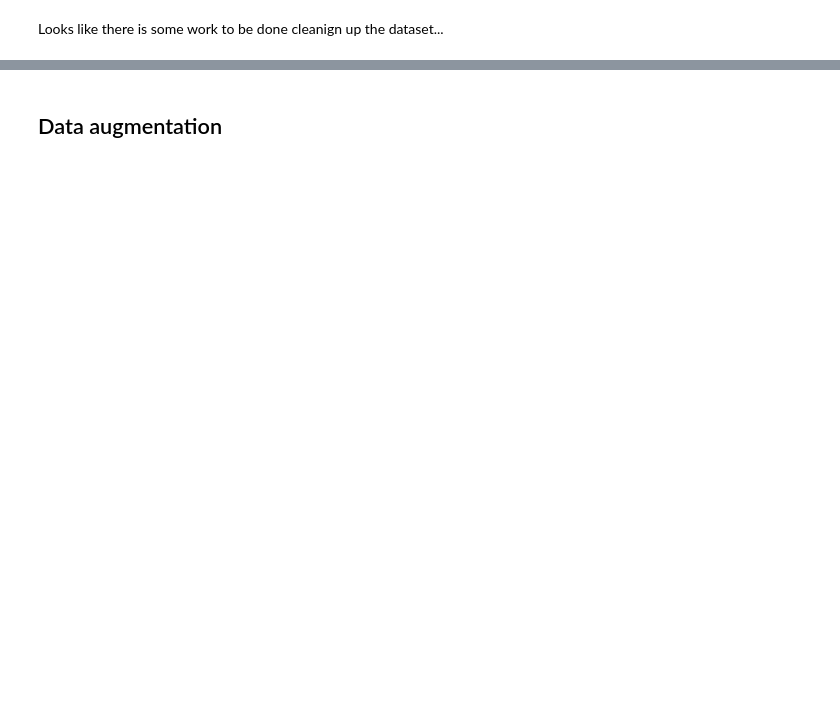
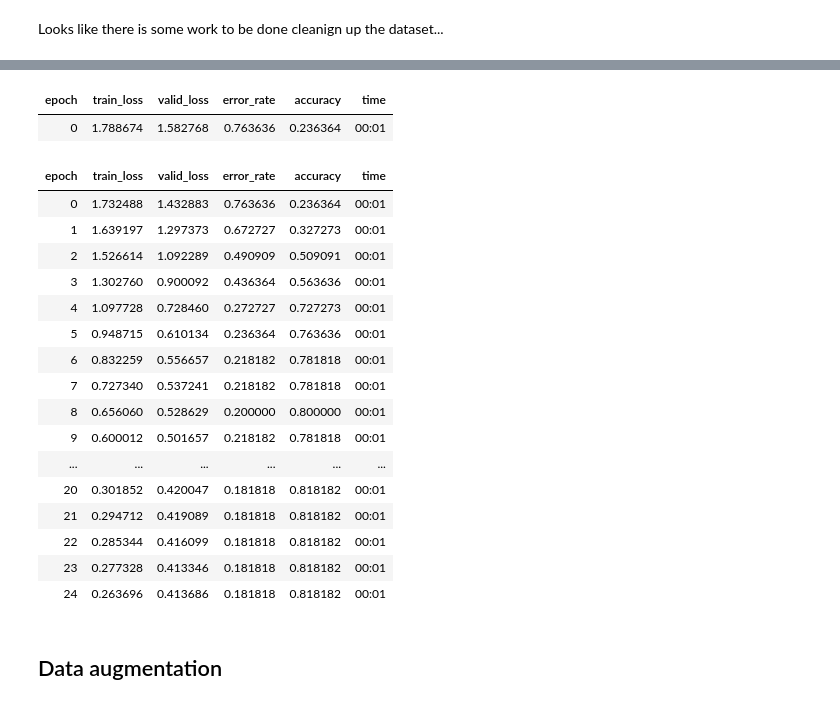
Before and after one commit to RobTheOceanographer/FastClouds, a Jupyter notebook: fastclouds.ipynb, the cells around one changed output, grey strips where cells are left out. Saved outputs shown, nothing was run; the diff lists cells and outputs as text; code cells hidden in the pictures; blank space fills up the shorter version.

```diff
--- a/fastclouds.ipynb
+++ b/fastclouds.ipynb
@@ -122,14 +177,34 @@ for idx,cloud in cleaner.change(): shutil.move(str(cleaner.fns[idx]), str(path/c
 # %%
 dls = DataBlock(
     blocks=(ImageBlock, CategoryBlock),
     get_items=get_image_files,
     splitter=RandomSplitter(valid_pct = 0.4, seed = 42),
     get_y = parent_label,
     item_tfms=[Resize(192, method='squish')]
 ).dataloaders(path)
 
 learn = vision_learner(dls, resnet18, metrics=[error_rate, accuracy])
-learn.fine_tune(10)
+learn.fine_tune(25)
+# %% [output]
+| epoch | train_loss | valid_loss | error_rate | accuracy | time |
+| 0 | 1.788674 | 1.582768 | 0.763636 | 0.236364 | 00:01 |
+| epoch | train_loss | valid_loss | error_rate | accuracy | time |
+| 0 | 1.732488 | 1.432883 | 0.763636 | 0.236364 | 00:01 |
+| 1 | 1.639197 | 1.297373 | 0.672727 | 0.327273 | 00:01 |
+| 2 | 1.526614 | 1.092289 | 0.490909 | 0.509091 | 00:01 |
+| 3 | 1.302760 | 0.900092 | 0.436364 | 0.563636 | 00:01 |
+| 4 | 1.097728 | 0.728460 | 0.272727 | 0.727273 | 00:01 |
+| 5 | 0.948715 | 0.610134 | 0.236364 | 0.763636 | 00:01 |
+| 6 | 0.832259 | 0.556657 | 0.218182 | 0.781818 | 00:01 |
+| 7 | 0.727340 | 0.537241 | 0.218182 | 0.781818 | 00:01 |
+| 8 | 0.656060 | 0.528629 | 0.200000 | 0.800000 | 00:01 |
+| 9 | 0.600012 | 0.501657 | 0.218182 | 0.781818 | 00:01 |
+| ... | ... | ... | ... | ... | ... |
+| 20 | 0.301852 | 0.420047 | 0.181818 | 0.818182 | 00:01 |
+| 21 | 0.294712 | 0.419089 | 0.181818 | 0.818182 | 00:01 |
+| 22 | 0.285344 | 0.416099 | 0.181818 | 0.818182 | 00:01 |
+| 23 | 0.277328 | 0.413346 | 0.181818 | 0.818182 | 00:01 |
+| 24 | 0.263696 | 0.413686 | 0.181818 | 0.818182 | 00:01 |
 # %% [markdown]
 ## Data augmentation
 # %%
```
Also changed, not shown: parts of 17 cells of this notebook.
